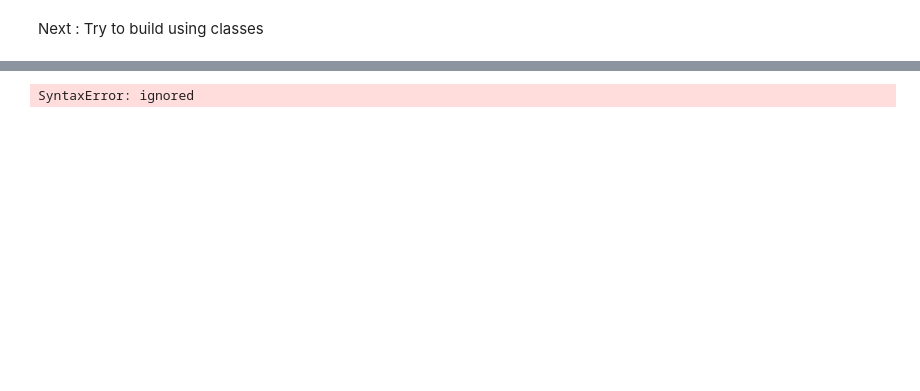
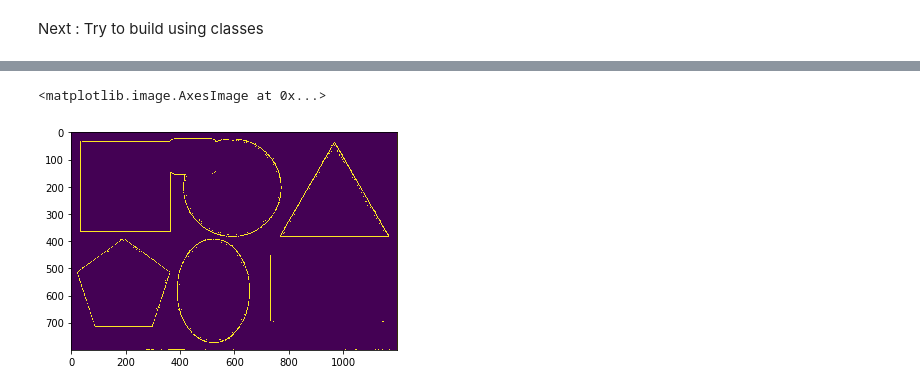
Before and after one commit to USinani/OpenCV, a Jupyter notebook: Object_detection_and_recognition.ipynb, the cells around one changed output, grey strips where cells are left out. Drawn from its saved outputs; the diff is of its cells as text; code cells hidden in the pictures; blank space fills up the shorter version.

```diff
--- a/Object_detection_and_recognition.ipynb
+++ b/Object_detection_and_recognition.ipynb
@@ -185,7 +171,42 @@ NameError: ignored
+# %%
+# Edge detector
+# apply Canny()
+gray_scale = cv.cvtColor(image, cv.COLOR_BGR2GRAY)
+kernel_size = (3,3)
+gaussian_blur = cv.GaussianBlur( src = gray_scale, ksize = kernel_size, sigmaX = 0 )
+thresh1, thresh2 = 255, 255
+canny_edges = cv.Canny( gaussian_blur, thresh1, thresh2 )
+
+# apply threshold()
+# example: ret,thresh1 = cv.threshold(img,127,255,cv.THRESH_BINARY)
+thresh = 127
+maxval = 255
+thresh_type = cv.THRESH_BINARY
+ret, threshold = cv.threshold(image, thresh, maxval, thresh_type)
+
+# apply adaptiveThreshold()
+# example:
+max_val = 255
+adaptive_method = cv.ADAPTIVE_THRESH_GAUSSIAN_C
+thresh_type = cv.THRESH_BINARY
+
+# Size of a pixel neighborhood that is used to calculate a threshold value for the pixel: 3, 5, 7, and so on
+# apply adaptiveThreshold()
+block_size = 7
+adaptive_threshold = cv.adaptiveThreshold(gray_scale, max_val, adaptive_method, thresh_type, block_size, -1)
+
+# range = cv.inRange()
+# draw_cnt = cv.drawContours()
+
+# plt.imshow(canny_edges)
+# plt.imshow(threshold)
+plt.imshow(adaptive_threshold)
+# %% [output]
+<matplotlib.image.AxesImage at 0x...>
+[figure, added]
 # %%
-image = cv.imread('rockrider.jpg')
+def roi():
 
-def roi():
   """ the function will define the region of interest """
 
   # Region Of Interest shape
@@ -196,13 +217,9 @@ def roi():
   coordinates = np.array([top, left, bottom, right])
 
   # circle = cv.circle(img = image, center = (10, 10), radius = 100, color = (0, 255, 0), thickness = 10)
+  img = cv.rectangle(image, (384, 50), (510, 128), (0, 255, 0), 3)
 
-  img = cv.rectangle(image,(384,50),(510,128),(0,255,0),50)
-
-  mask = cv.
+  # mask = cv.inRange()
+  # mask = cv.bitwise_and()
 
   return img
-
-plt.imshow(roi())
-# %% [output]
-SyntaxError: ignored
```
Also changed, not shown: parts of 12 cells of this notebook.
